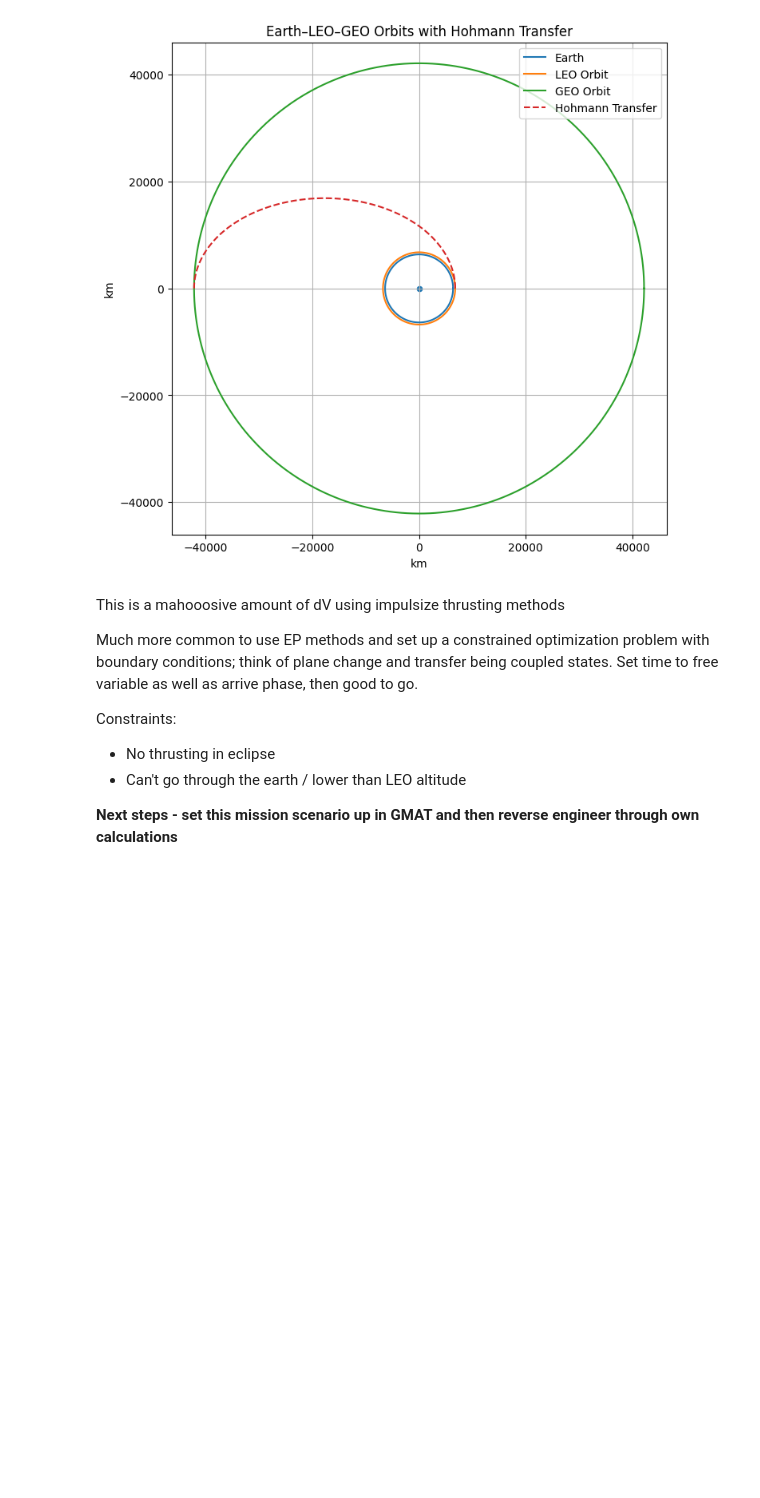
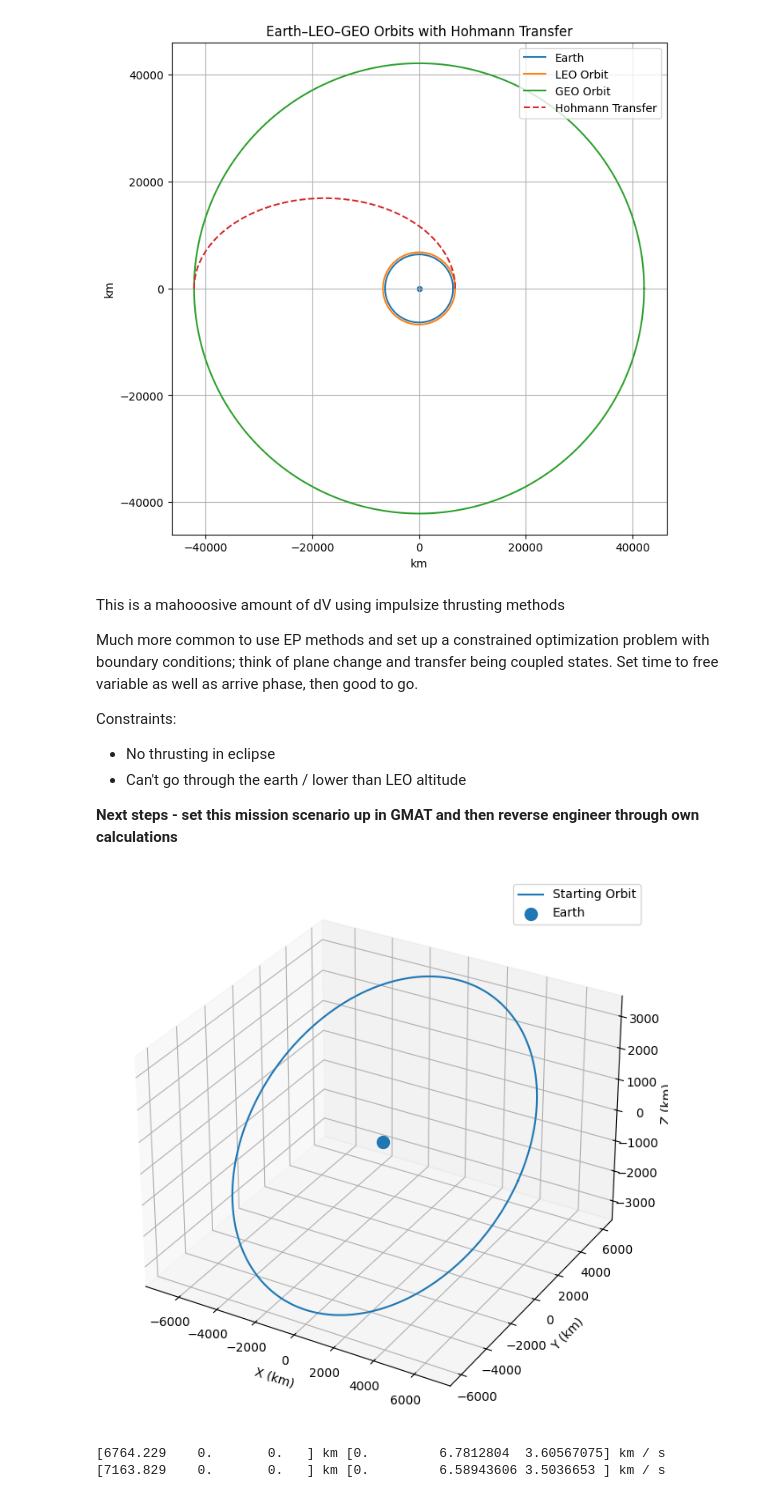
Before and after one commit to seb-rimmer/Orbital_Mechanics, a Jupyter notebook: StandAlone/Work_prep/rendezvous_scenario.ipynb, the cells around one changed output. Cells and saved outputs as stored; diff of their text form; code cells hidden in the pictures; blank space fills up the shorter version.

```diff
--- a/StandAlone/Work_prep/rendezvous_scenario.ipynb
+++ b/StandAlone/Work_prep/rendezvous_scenario.ipynb
@@ -156,3 +156,82 @@ Constraints:
 * Can't go through the earth / lower than LEO altitude
 
 **Next steps - set this mission scenario up in GMAT and then reverse engineer through own calculations**
+# %%
+# Use poliastro to define the initial and final orbits (LEO starting orbit to larger LEO orbit, then LEO inclined, then GEO, then GEO inclined)
+from poliastro.bodies import Earth
+from poliastro.twobody import Orbit
+import astropy.units as u
+from astropy.time import Time
+import numpy as np
+import matplotlib.pyplot as plt
+
+epoch = Time("2026-01-01T00:00:00", scale="utc")
+
+altitude_leo_1 = 400 # km
+inclin_leo_1 = 28 # deg
+
+altitude_leo_2 = 800 # km
+inclin_leo_2 = 28 # deg
+
+leo_orbit_starting = Orbit.from_classical(
+    attractor=Earth,
+    a=(6371 + altitude_leo_1) * u.km,        # semi-major axis
+    ecc=0.001 * u.one,   # eccentricity
+    inc=inclin_leo_1 * u.deg,    # inclination
+    raan=0 * u.deg,
+    argp=0 * u.deg,
+    nu=0 * u.deg,
+    epoch=epoch
+)
+
+leo_orbit_finishing = Orbit.from_classical(
+    attractor=Earth,
+    a=(6371 + altitude_leo_2) * u.km,        # semi-major axis
+    ecc=0.001 * u.one,   # eccentricity
+    inc=inclin_leo_2 * u.deg,    # inclination
+    raan=0 * u.deg,
+    argp=0 * u.deg,
+    nu=0 * u.deg,
+    epoch=epoch
+)
+
+# Plotting starting and finishing orbits
+# 3D plot
+N = 200
+times = np.linspace(0, leo_orbit_starting.period.to(u.s).value, N) * u.s
+
+xs, ys, zs = [], [], []
+
+for dt in times:
+    orb_t = leo_orbit_starting.propagate(dt)
+    r, v = orb_t.rv()
+    xs.append(r[0].to(u.km).value)
+    ys.append(r[1].to(u.km).value)
+    zs.append(r[2].to(u.km).value)
+
+# --- Plot ---
+fig = plt.figure(figsize=(8, 8))
+ax = fig.add_subplot(111, projection="3d")
+
+ax.plot(xs, ys, zs, label="Starting Orbit")
+ax.scatter(0, 0, 0, s=100, label="Earth")
+
+ax.set_xlabel("X (km)")
+ax.set_ylabel("Y (km)")
+ax.set_zlabel("Z (km)")
+ax.legend()
+plt.show()
+
+# Set the initial conditions and final states to acheive for optimization
+leo_1_r, leo_1_v = leo_orbit_starting.rv()
+leo_2_r, leo_2_v = leo_orbit_finishing.rv()
+print(leo_1_r, leo_1_v)
+print(leo_2_r, leo_2_v)
+
+# Set up dynamics equations and optimization problem to minimize EP delta-v between the two orbits
+
+# Visualise transfer
+# %% [output]
+[figure, added]
+[6764.229    0.       0.   ] km [0.         6.7812804  3.60567075] km / s
+[7163.829    0.       0.   ] km [0.         6.58943606 3.5036653 ] km / s
```
